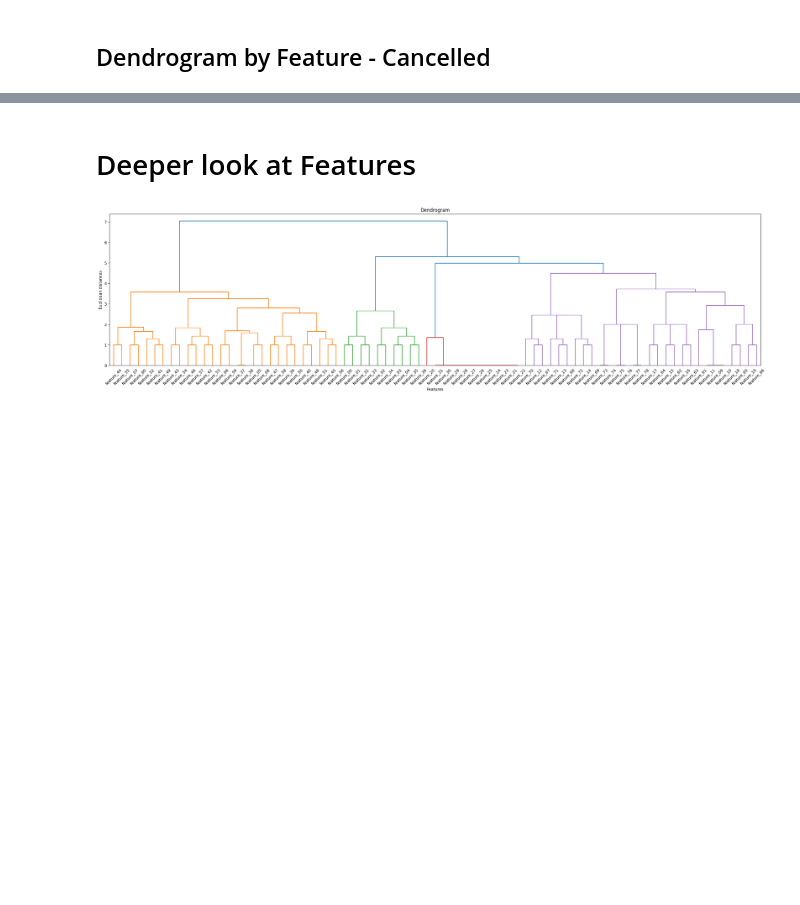
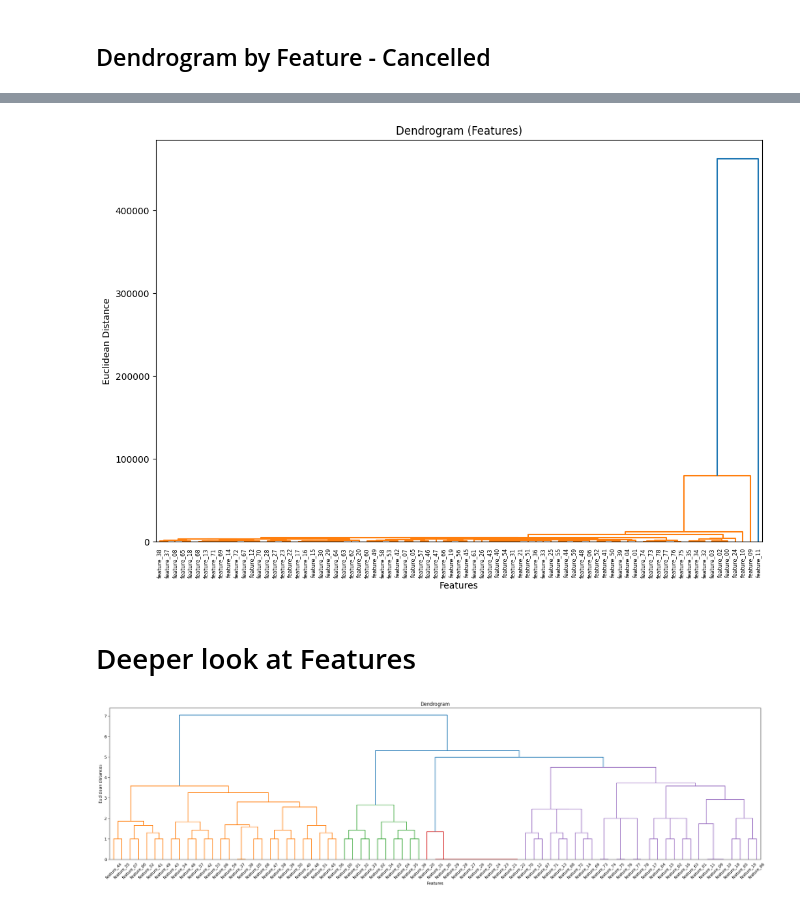
Before and after one commit to shs1018/iM_DiGital_Banker_academy, a Jupyter notebook: projects/iMBank_pj3/TS_EDA.ipynb, the cells around one changed output, grey strips where cells are left out. Saved outputs shown, nothing was run; the diff lists cells and outputs as text; code cells hidden in the pictures; blank space fills up the shorter version.

```diff
--- a/projects/iMBank_pj3/TS_EDA.ipynb
+++ b/projects/iMBank_pj3/TS_EDA.ipynb
@@ -297,6 +299,8 @@ plot_dendrogram_nullprocess(df_early)
 # %%
 df_late = sample_df_small(date_and_feature(df_late_model))
-plot_dendrogram(df_late)
+plot_dendrogram_nullprocess(df_late)
+# %% [output]
+[figure, added]
 # %% [markdown]
 # Deeper look at Features
 # %%
```
Also changed, not shown: parts of 16 cells of this notebook.
